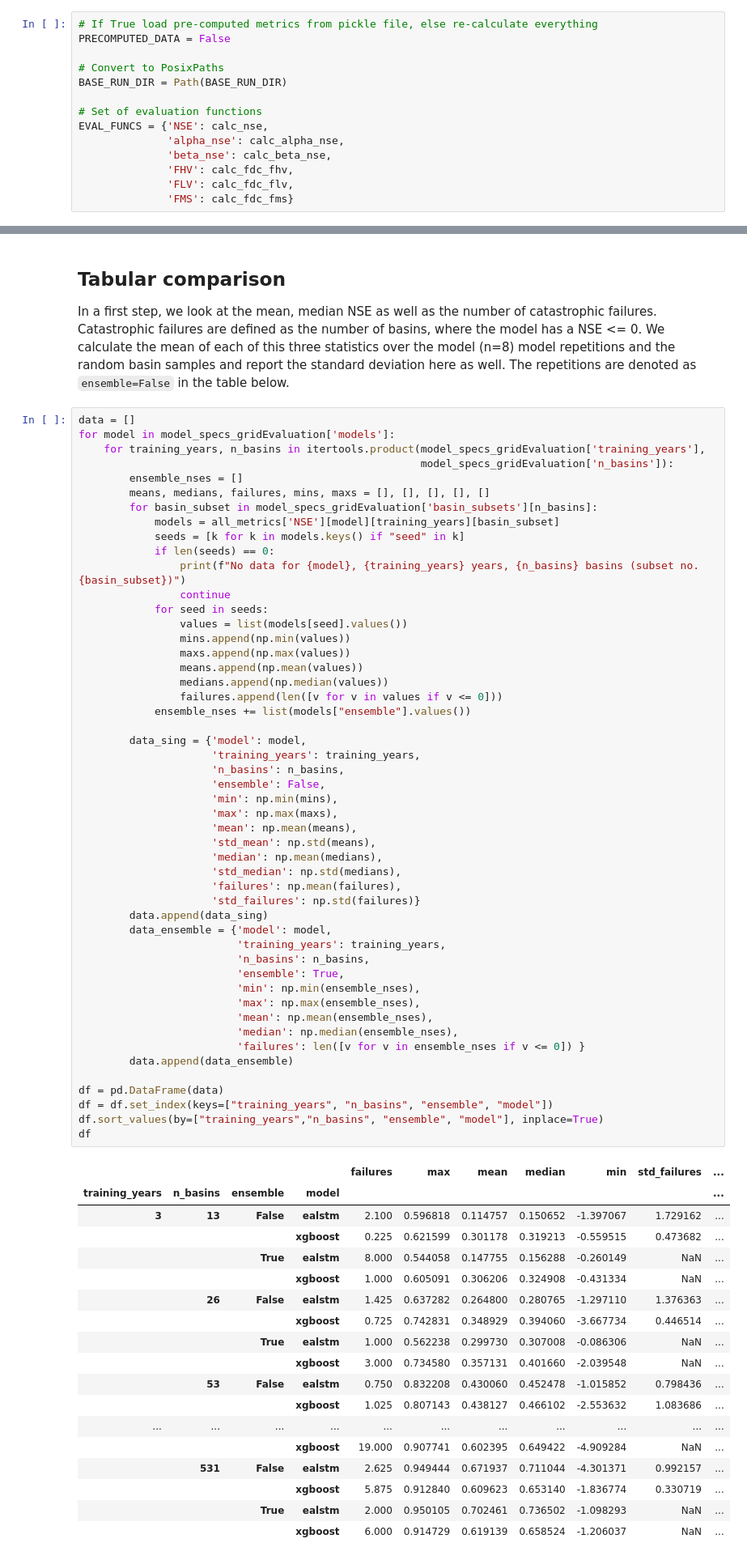
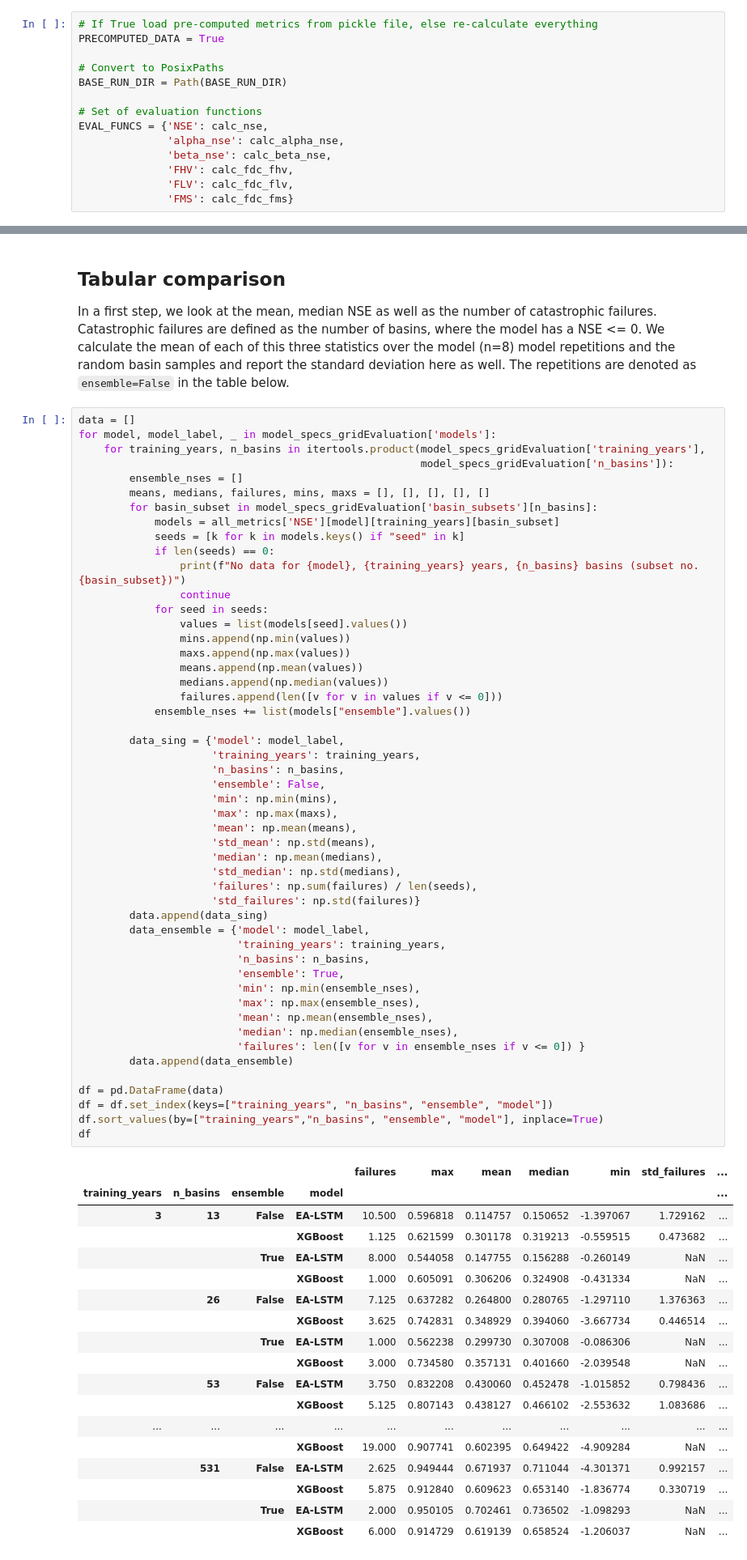
Before and after one commit to gauchm/ealstm_regional_modeling, a Jupyter notebook: notebooks/performance_gridEvaluation.ipynb, the cells around one changed output, grey strips where cells are left out. Shown at 81% size. Cells and saved outputs as stored; diff of their text form.

```diff
--- a/notebooks/performance_gridEvaluation.ipynb
+++ b/notebooks/performance_gridEvaluation.ipynb
@@ -42,7 +42,7 @@ Definition of global variables.
 **Note**: If you want to recompute all model metrics, change the `PRECOMPUTED_DATA` flag to `False`. No GPU is required. If you want to use the pre-calculated metrics, make sure the flag is set to `True`
 # %%
 # If True load pre-computed metrics from pickle file, else re-calculate everything
-PRECOMPUTED_DATA = False
+PRECOMPUTED_DATA = True
 
 # Convert to PosixPaths
 BASE_RUN_DIR = Path(BASE_RUN_DIR)
@@ -110,7 +97,7 @@ In a first step, we look at the mean, median NSE as well as the number of catast
 We calculate the mean of each of this three statistics over the model (n=8) model repetitions and the random basin samples and report the standard deviation here as well. The repetitions are denoted as `ensemble=False` in the table below.
 # %%
 data = []
-for model in model_specs_gridEvaluation['models']:
+for model, model_label, _ in model_specs_gridEvaluation['models']:
     for training_years, n_basins in itertools.product(model_specs_gridEvaluation['training_years'],
                                                       model_specs_gridEvaluation['n_basins']):
         ensemble_nses = []
@@ -130,50 +117,50 @@ for model in model_specs_gridEvaluation['models']:
                 failures.append(len([v for v in values if v <= 0]))
             ensemble_nses += list(models["ensemble"].values())
 
-        data_sing = {'model': model,
+        data_sing = {'model': model_label,
                      'training_years': training_years,
                      'n_basins': n_basins,
                      'ensemble': False,
                      'min': np.min(mins),
                      'max': np.max(maxs),
                      'mean': np.mean(means),
                      'std_mean': np.std(means),
                      'median': np.mean(medians),
                      'std_median': np.std(medians),
-                     'failures': np.mean(failures),
+                     'failures': np.sum(failures) / len(seeds),
                      'std_failures': np.std(failures)}
         data.append(data_sing)
-        data_ensemble = {'model': model,
+        data_ensemble = {'model': model_label,
                          'training_years': training_years,
                          'n_basins': n_basins,
                          'ensemble': True,
                          'min': np.min(ensemble_nses),
                          'max': np.max(ensemble_nses),
                          'mean': np.mean(ensemble_nses),
                          'median': np.median(ensemble_nses),
                          'failures': len([v for v in ensemble_nses if v <= 0]) }
         data.append(data_ensemble)
 
 df = pd.DataFrame(data)
 df = df.set_index(keys=["training_years", "n_basins", "ensemble", "model"])
 df.sort_values(by=["training_years","n_basins", "ensemble", "model"], inplace=True)
 df
 # %% [output]
 |  |  |  |  | failures | max | mean | median | min | std_failures | ... |
 | training_years | n_basins | ensemble | model |  |  |  |  |  |  | ... |
-| 3 | 13 | False | ealstm | 2.100 | 0.596818 | 0.114757 | 0.150652 | -1.397067 | 1.729162 | ... |
-|  |  |  | xgboost | 0.225 | 0.621599 | 0.301178 | 0.319213 | -0.559515 | 0.473682 | ... |
-|  |  | True | ealstm | 8.000 | 0.544058 | 0.147755 | 0.156288 | -0.260149 | NaN | ... |
-|  |  |  | xgboost | 1.000 | 0.605091 | 0.306206 | 0.324908 | -0.431334 | NaN | ... |
-|  | 26 | False | ealstm | 1.425 | 0.637282 | 0.264800 | 0.280765 | -1.297110 | 1.376363 | ... |
-|  |  |  | xgboost | 0.725 | 0.742831 | 0.348929 | 0.394060 | -3.667734 | 0.446514 | ... |
-|  |  | True | ealstm | 1.000 | 0.562238 | 0.299730 | 0.307008 | -0.086306 | NaN | ... |
-|  |  |  | xgboost | 3.000 | 0.734580 | 0.357131 | 0.401660 | -2.039548 | NaN | ... |
-|  | 53 | False | ealstm | 0.750 | 0.832208 | 0.430060 | 0.452478 | -1.015852 | 0.798436 | ... |
-|  |  |  | xgboost | 1.025 | 0.807143 | 0.438127 | 0.466102 | -2.553632 | 1.083686 | ... |
+| 3 | 13 | False | EA-LSTM | 10.500 | 0.596818 | 0.114757 | 0.150652 | -1.397067 | 1.729162 | ... |
+|  |  |  | XGBoost | 1.125 | 0.621599 | 0.301178 | 0.319213 | -0.559515 | 0.473682 | ... |
+|  |  | True | EA-LSTM | 8.000 | 0.544058 | 0.147755 | 0.156288 | -0.260149 | NaN | ... |
+|  |  |  | XGBoost | 1.000 | 0.605091 | 0.306206 | 0.324908 | -0.431334 | NaN | ... |
+|  | 26 | False | EA-LSTM | 7.125 | 0.637282 | 0.264800 | 0.280765 | -1.297110 | 1.376363 | ... |
+|  |  |  | XGBoost | 3.625 | 0.742831 | 0.348929 | 0.394060 | -3.667734 | 0.446514 | ... |
+|  |  | True | EA-LSTM | 1.000 | 0.562238 | 0.299730 | 0.307008 | -0.086306 | NaN | ... |
+|  |  |  | XGBoost | 3.000 | 0.734580 | 0.357131 | 0.401660 | -2.039548 | NaN | ... |
+|  | 53 | False | EA-LSTM | 3.750 | 0.832208 | 0.430060 | 0.452478 | -1.015852 | 0.798436 | ... |
+|  |  |  | XGBoost | 5.125 | 0.807143 | 0.438127 | 0.466102 | -2.553632 | 1.083686 | ... |
 | ... | ... | ... | ... | ... | ... | ... | ... | ... | ... | ... |
-|  |  |  | xgboost | 19.000 | 0.907741 | 0.602395 | 0.649422 | -4.909284 | NaN | ... |
-|  | 531 | False | ealstm | 2.625 | 0.949444 | 0.671937 | 0.711044 | -4.301371 | 0.992157 | ... |
-|  |  |  | xgboost | 5.875 | 0.912840 | 0.609623 | 0.653140 | -1.836774 | 0.330719 | ... |
-|  |  | True | ealstm | 2.000 | 0.950105 | 0.702461 | 0.736502 | -1.098293 | NaN | ... |
-|  |  |  | xgboost | 6.000 | 0.914729 | 0.619139 | 0.658524 | -1.206037 | NaN | ... |
+|  |  |  | XGBoost | 19.000 | 0.907741 | 0.602395 | 0.649422 | -4.909284 | NaN | ... |
+|  | 531 | False | EA-LSTM | 2.625 | 0.949444 | 0.671937 | 0.711044 | -4.301371 | 0.992157 | ... |
+|  |  |  | XGBoost | 5.875 | 0.912840 | 0.609623 | 0.653140 | -1.836774 | 0.330719 | ... |
+|  |  | True | EA-LSTM | 2.000 | 0.950105 | 0.702461 | 0.736502 | -1.098293 | NaN | ... |
+|  |  |  | XGBoost | 6.000 | 0.914729 | 0.619139 | 0.658524 | -1.206037 | NaN | ... |
```
Also changed, not shown: parts of 6 cells of this notebook, 1 other file.
